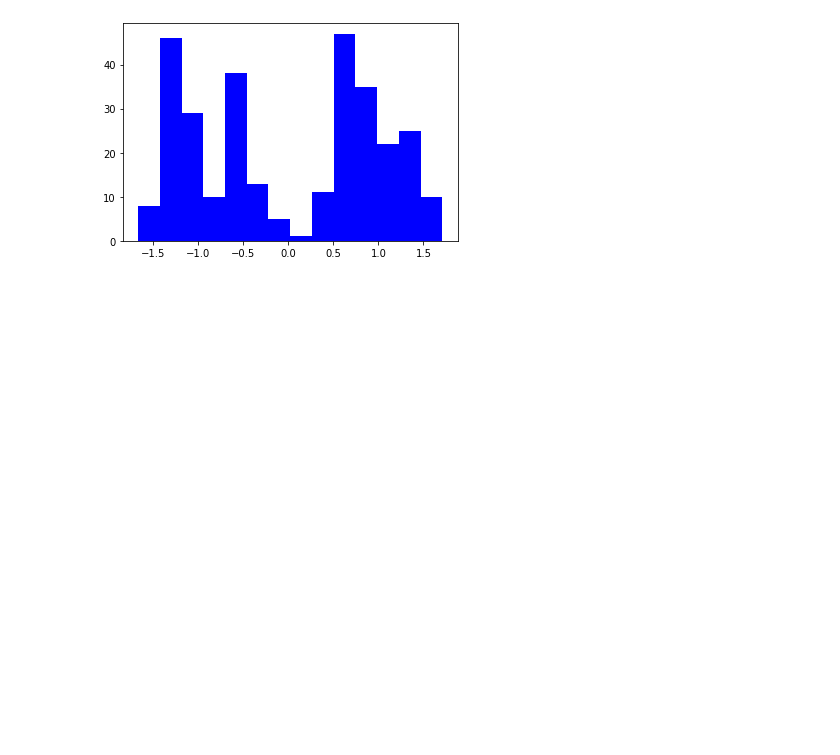
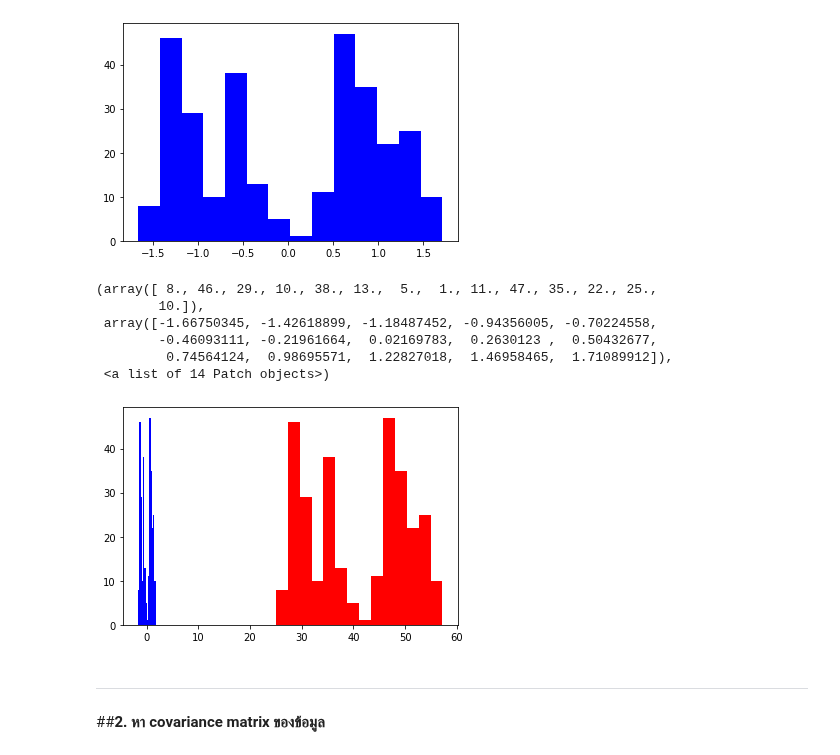
Before and after one commit to sitthatkaja/multivariate, a Jupyter notebook: EXAM01.ipynb, the cells around one changed output. Saved outputs shown, nothing was run; the diff lists cells and outputs as text; code cells hidden in the pictures; blank space fills up the shorter version.

Commit message:
exam01 unfinish

```diff
--- a/EXAM01.ipynb
+++ b/EXAM01.ipynb
@@ -102,3 +102,18 @@ plt.hist(exam_matrix_m0_std1[0,:],bins = 'rice', color = 'b')
          0.74564124,  0.98695571,  1.22827018,  1.46958465,  1.71089912]),
  <a list of 14 Patch objects>)
 [figure]
+# %%
+plt.hist(exam_matrix[0,:],bins = 'rice', color = 'r') #กราฟแท่งแบบยังไม่ทำ mean = 0 , std = 1
+plt.hist(exam_matrix_m0_std1[0,:],bins = 'rice', color = 'b')  #กราฟแท่งแบบทำ mean = 0 , std = 1
+#เทียบกราฟกัน
+# %% [output]
+(array([ 8., 46., 29., 10., 38., 13.,  5.,  1., 11., 47., 35., 22., 25.,
+        10.]),
+ array([-1.66750345, -1.42618899, -1.18487452, -0.94356005, -0.70224558,
+        -0.46093111, -0.21961664,  0.02169783,  0.2630123 ,  0.50432677,
+         0.74564124,  0.98695571,  1.22827018,  1.46958465,  1.71089912]),
+ <a list of 14 Patch objects>)
+[figure, added]
+# %% [markdown]
+***
+##**2. หา covariance matrix ของข้อมูล**
```
Also changed, not shown: parts of 1 cell of this notebook.
